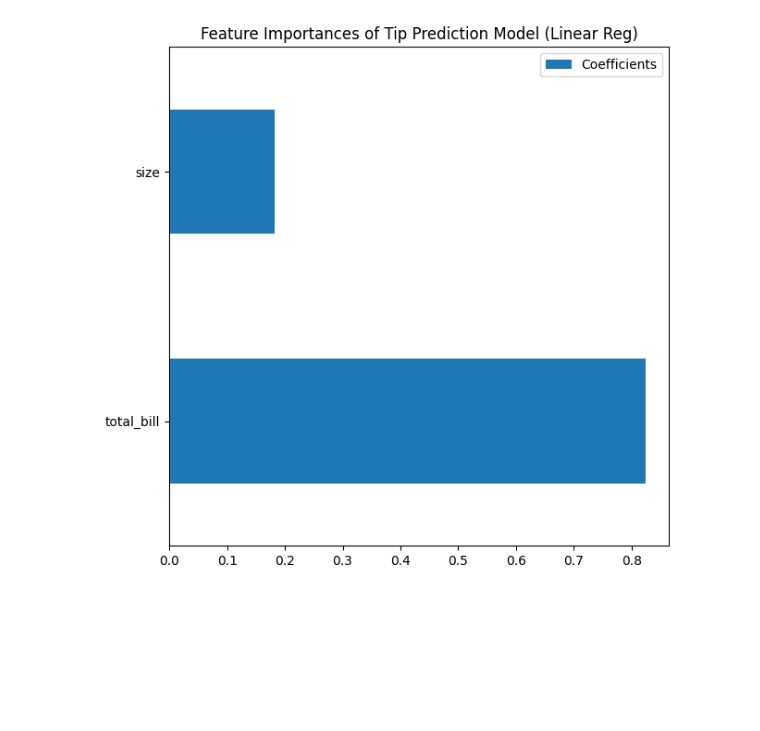
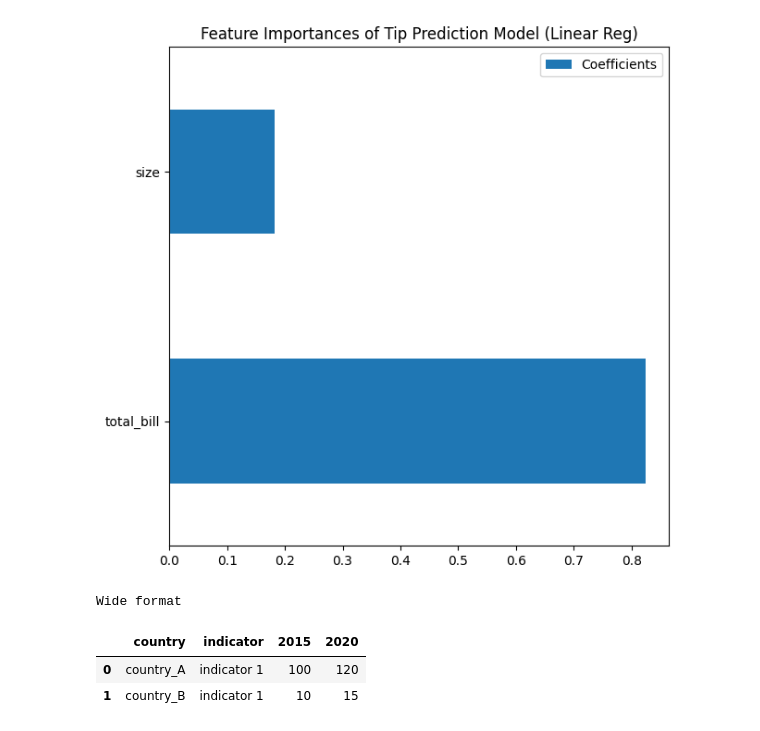
Before and after one commit to holman57/Business-Intelligence-Dashboard, a Jupyter notebook: examples/Plotly.ipynb, the cells around one changed output. Cells and saved outputs as stored; diff of their text form; code cells hidden in the pictures; blank space fills up the shorter version.

```diff
--- a/examples/Plotly.ipynb
+++ b/examples/Plotly.ipynb
@@ -297,3 +297,17 @@ plt.savefig('side_bar.png')
 plt.close()
 # %% [output]
 [figure]
+# %%
+import pandas as pd
+df = pd.DataFrame({
+    'country': ['country_A', 'country_B'],
+    'indicator': ['indicator 1', 'indicator 1'],
+    '2015': [100, 10],
+    '2020': [120, 15]
+})
+df.style.set_caption('<b>Wide format</b>')
+# %% [output]
+Wide format
+|  | country | indicator | 2015 | 2020 |
+| 0 | country_A | indicator 1 | 100 | 120 |
+| 1 | country_B | indicator 1 | 10 | 15 |
```
Also changed, not shown: parts of 9 cells of this notebook.
